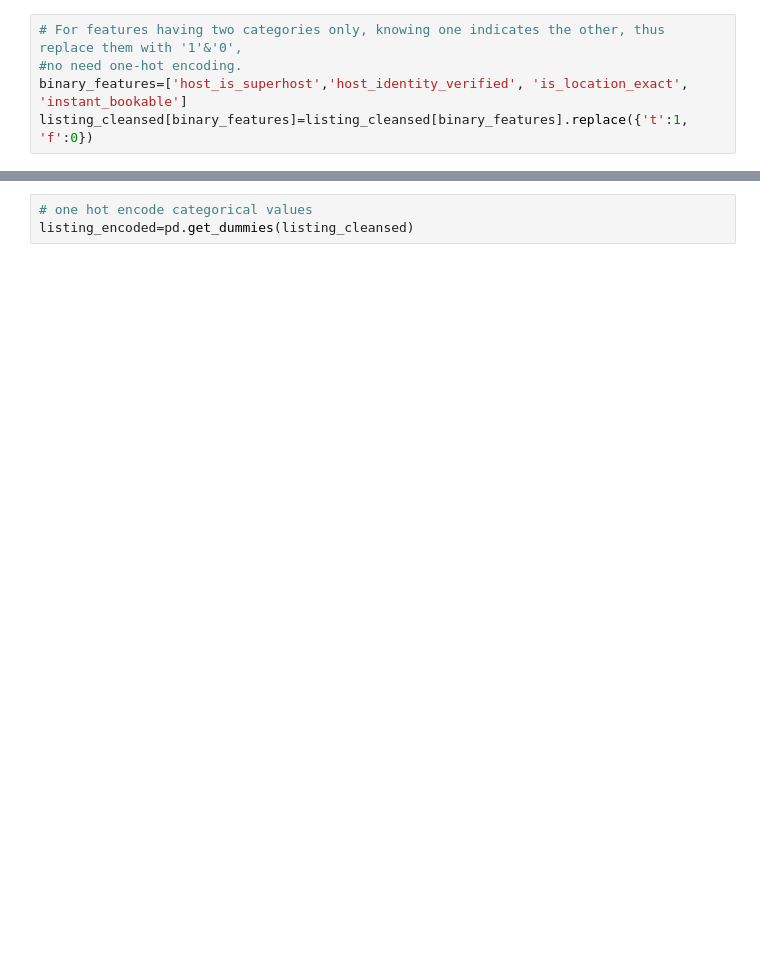
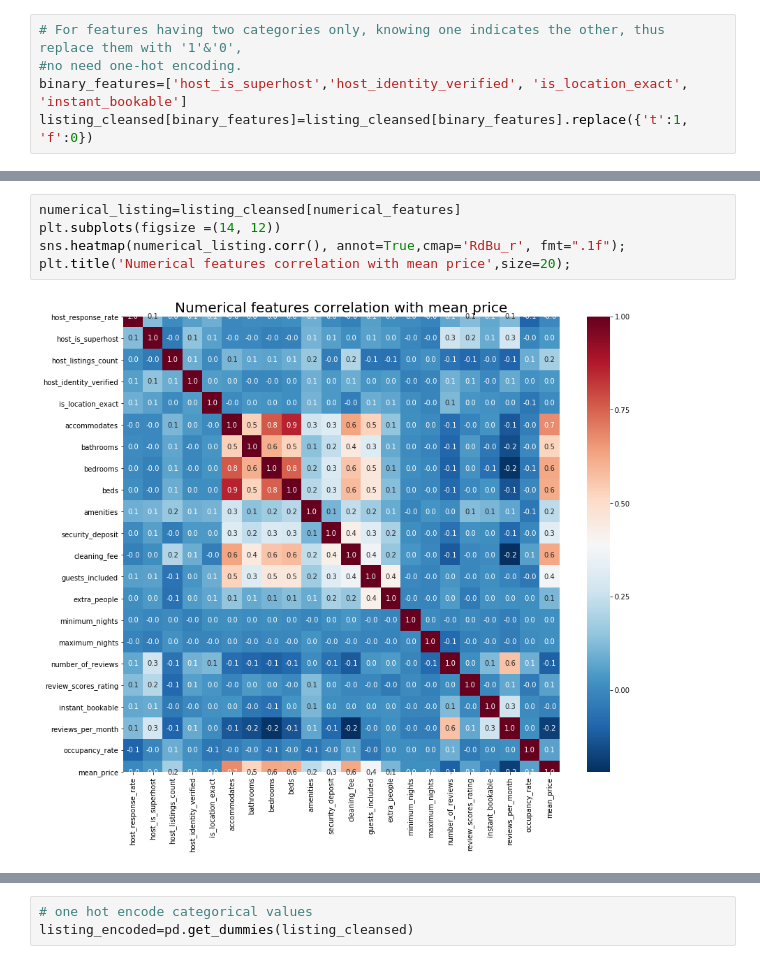
Before and after one commit to BambooPalace/UdacityDataScienceNanoDegree, a Jupyter notebook: Airbnb Dataset Analysis.ipynb, the cells around one changed output, grey strips where cells are left out. Cells and saved outputs as stored; diff of their text form; blank space fills up the shorter version.

```diff
--- a/Airbnb Dataset Analysis.ipynb
+++ b/Airbnb Dataset Analysis.ipynb
@@ -485,3 +482,10 @@ review_corr
+# %%
+numerical_listing=listing_cleansed[numerical_features]
+plt.subplots(figsize =(14, 12))
+sns.heatmap(numerical_listing.corr(), annot=True,cmap='RdBu_r', fmt=".1f");
+plt.title('Numerical features correlation with mean price',size=20);
+# %% [output]
+[figure, added]
 # %%
 # check categorical features's impact on price
 
```
Also changed, not shown: parts of 77 cells of this notebook, 1 other file.
